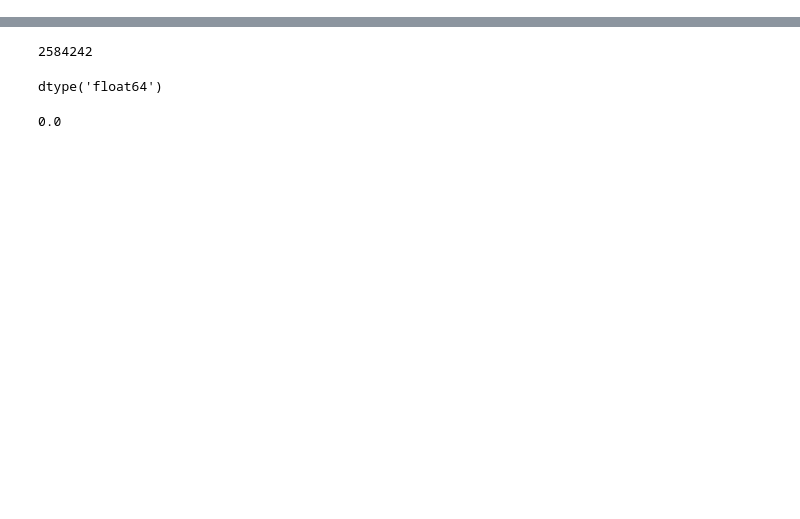
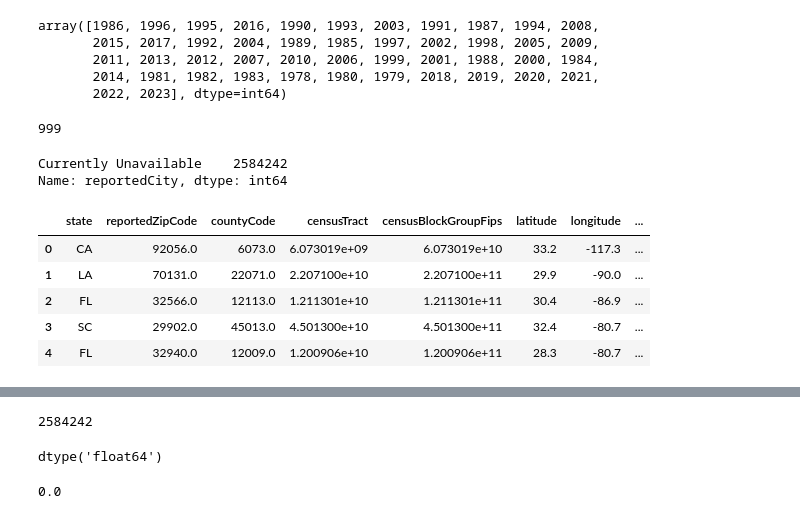
Before and after one commit to LayanKaushik/FloodClaimGeospatialImprovements, a Jupyter notebook: Code/Shapefile_creation_pygris.ipynb, the cells around one changed output, grey strips where cells are left out. Cells and saved outputs as stored; diff of their text form; code cells hidden in the pictures; blank space fills up the shorter version.

```diff
--- a/Code/Geographic_unit_code.ipynb
+++ b/Code/Shapefile_creation_pygris.ipynb
@@ -33,0 +43,31 @@ df = pd.read_parquet("C:/Users/Asus/Box/Flood Damage PredictionProject/Dataset/F
+# %%
+df_copy = df[['state', 'reportedZipCode', 'countyCode', 'censusTract', 'censusBlockGroupFips', 'latitude', 'longitude', 'yearOfLoss']].drop_duplicates()
+# %%
+df_copy[(df_copy['latitude'].isna()) &
+                   (df_copy['reportedZipCode'].notna())]['yearOfLoss'].unique()
+# %% [output]
+array([1986, 1996, 1995, 2016, 1990, 1993, 2003, 1991, 1987, 1994, 2008,
+       2015, 2017, 1992, 2004, 1989, 1985, 1997, 2002, 1998, 2005, 2009,
+       2011, 2013, 2012, 2007, 2010, 2006, 1999, 2001, 1988, 2000, 1984,
+       2014, 1981, 1982, 1983, 1978, 1980, 1979, 2018, 2019, 2020, 2021,
+       2022, 2023], dtype=int64)
+# %%
+df_test[df_test['nfipCommunityName'].isna()]['countyCode'].nunique()
+# %% [output]
+999
+# %%
+df['reportedCity'].value_counts()
+# %% [output]
+Currently Unavailable    2584242
+Name: reportedCity, dtype: int64
+# %%
+df_test = df_copy.dropna(subset=['countyCode'])
+# %%
+df_test[df_test['nfipCommunityName'].notna()].head()
+# %% [output]
+|  | state | reportedZipCode | countyCode | censusTract | censusBlockGroupFips | latitude | longitude | ... |
+| 0 | CA | 92056.0 | 6073.0 | 6.073019e+09 | 6.073019e+10 | 33.2 | -117.3 | ... |
+| 1 | LA | 70131.0 | 22071.0 | 2.207100e+10 | 2.207100e+11 | 29.9 | -90.0 | ... |
+| 2 | FL | 32566.0 | 12113.0 | 1.211301e+10 | 1.211301e+11 | 30.4 | -86.9 | ... |
+| 3 | SC | 29902.0 | 45013.0 | 4.501300e+10 | 4.501300e+11 | 32.4 | -80.7 | ... |
+| 4 | FL | 32940.0 | 12009.0 | 1.200906e+10 | 1.200906e+11 | 28.3 | -80.7 | ... |
```
Also changed, not shown: parts of 7 cells of this notebook, 2 other files.
